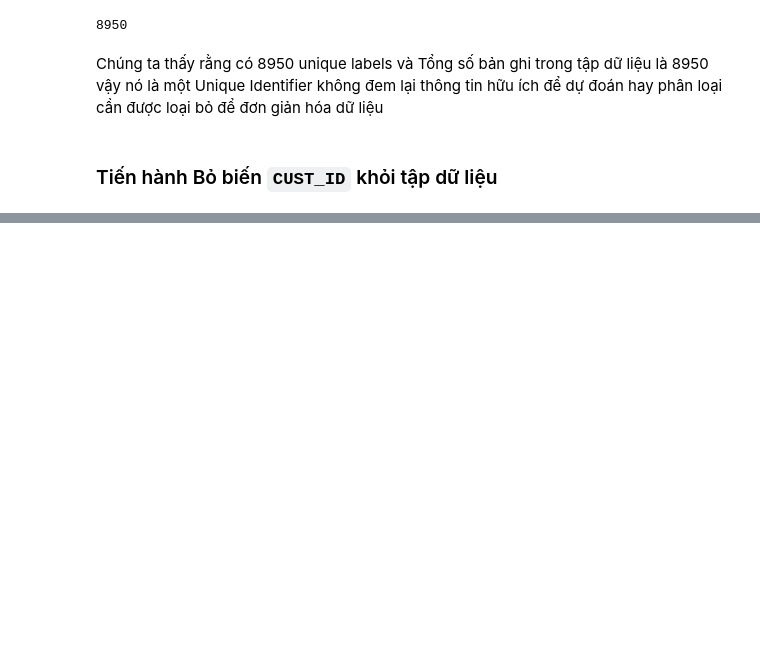
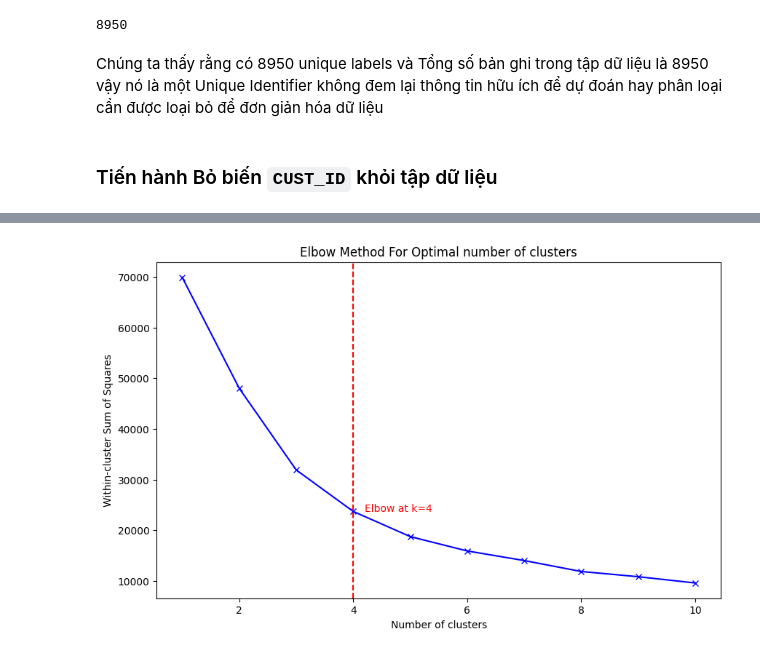
Before and after one commit to Huyenuiio/K-Meats-Clustering, a Jupyter notebook: K-Means Clustering nhom1.ipynb, the cells around one changed output, grey strips where cells are left out. Saved outputs shown, nothing was run; the diff lists cells and outputs as text; code cells hidden in the pictures; blank space fills up the shorter version.

```diff
--- a/K-Means Clustering nhom1.ipynb
+++ b/K-Means Clustering nhom1.ipynb
@@ -130,0 +369,24 @@ df.drop(['CUST_ID',], axis=1, inplace=True)
+# %%
+
+    # Đọc dữ liệu từ file CSV
+    data = pd.read_csv('CC GENERAL PCA.csv')
+    x = data
+
+    # Elbow method để tìm số cụm tối ưu
+    wss = []
+    K = range(1, 11)
+    for k in K:
+        kmeans = KMeans(n_clusters=k)
+        kmeans.fit(x)
+        wss.append(kmeans.inertia_)
+
+    plt.figure(figsize=(10, 6))
+    plt.plot(K, wss, 'bx-')
+    plt.axvline(x=4, color='r', linestyle='--')
+    plt.text(4.2, wss[3], 'Elbow at k=4', color='red')
+    plt.xlabel('Number of clusters')
+    plt.ylabel('Within-cluster Sum of Squares')
+    plt.title('Elbow Method For Optimal number of clusters')
+    plt.show()
+# %% [output]
+[figure, added]
```
Also changed, not shown: parts of 36 cells of this notebook, 4 other files.
